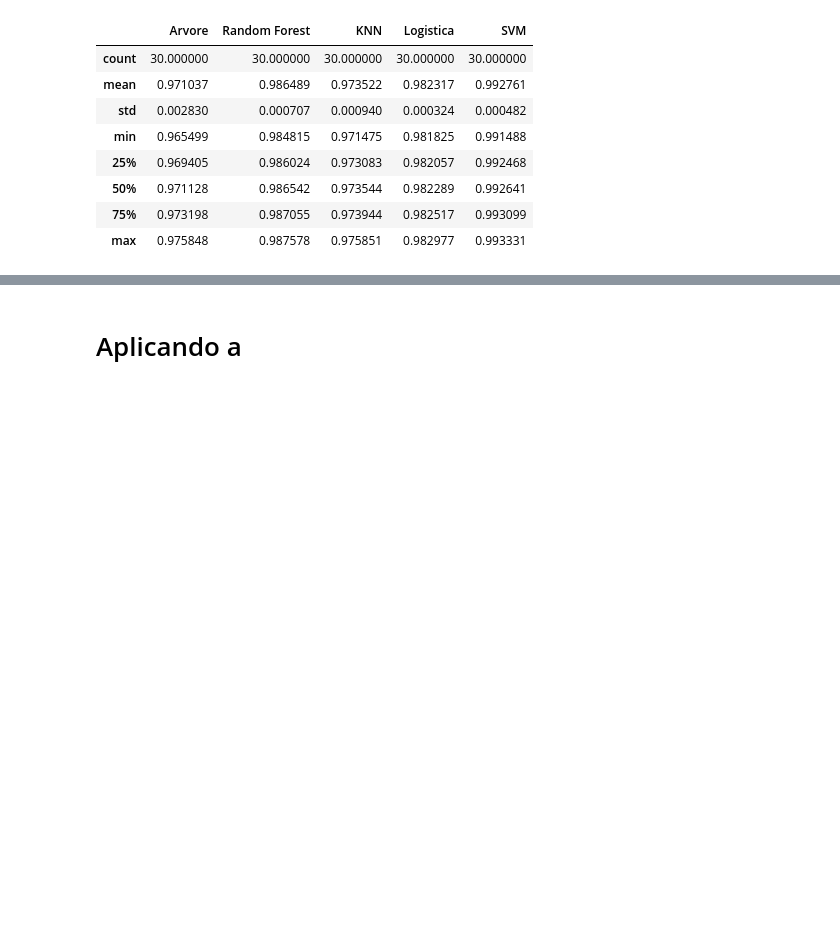
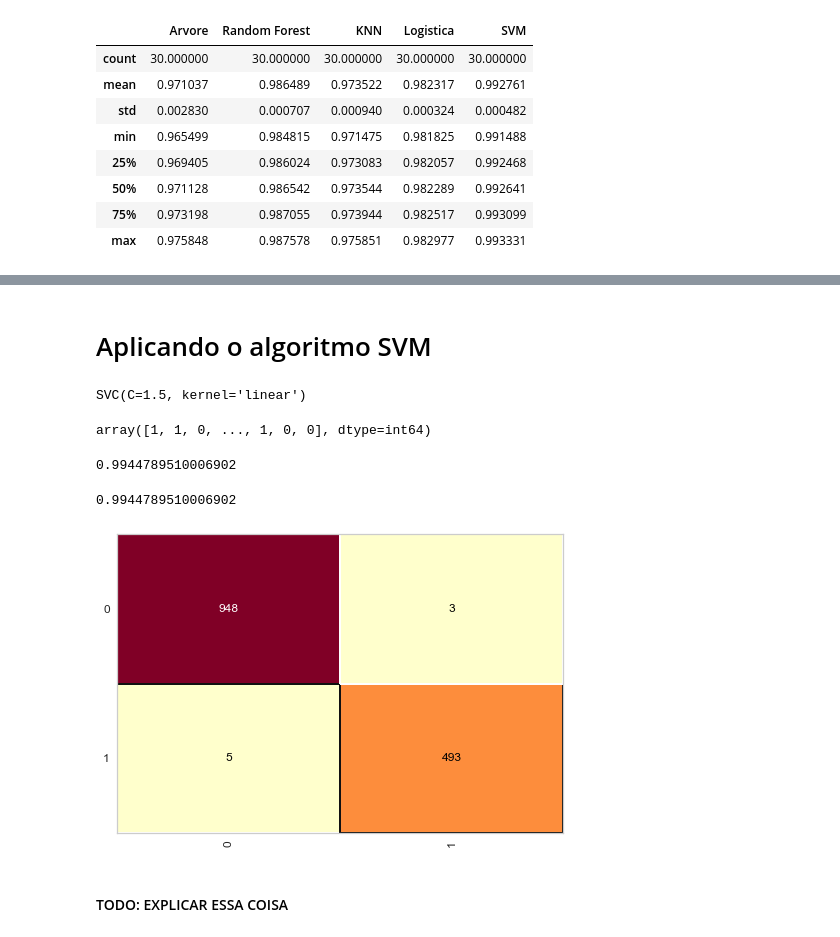
Before and after one commit to FabricioVenturim/Email-Spam-Classification, a Jupyter notebook: Email Classification.ipynb, the cells around one changed output, grey strips where cells are left out. Drawn from its saved outputs; the diff is of its cells as text; code cells hidden in the pictures; blank space fills up the shorter version.

Commit message:
Adiciona algoritmo SVM

```diff
--- a/Email Classification.ipynb
+++ b/Email Classification.ipynb
@@ -104,7 +104,7 @@ y_emails[0]
 # %%
 from sklearn.model_selection import train_test_split
 # %%
-X_emails_treinamento, X_emails_teste, y_emails_treinamento, y_emails_teste = train_test_split(X_emails, y_emails, test_size = 0.25, random_state = 0)
+X_emails_treinamento, X_emails_teste, y_emails_treinamento, y_emails_teste = train_test_split(X_emails, y_emails, test_size = 0.20)
 # %%
 print("Base Total: ", np.shape(base_emails))
 print("Base de Treino: ", np.shape(X_emails_treinamento))
@@ -474,6 +359,29 @@ teste_estatistico.plot_simultaneous();
 # %% [markdown]
-# Aplicando a
+# Aplicando o algoritmo SVM
 # %%
-tfidf = TfidfVectorizer(stop_words=stop_words, token_pattern=r'(?u)\b([a-zA-Z]{4,20})\b')
-tfidf.fit(X_emails_teste)
 X_emails_teste = tfidf.transform(X_emails_teste)
+# %%
+svm_emails = SVC(kernel = 'linear', C = 1.5, tol=0.001)
+svm_emails.fit(X_emails_treinamento, y_emails_treinamento)
+# %% [output]
+SVC(C=1.5, kernel='linear')
+# %%
+previsoes = svm_emails.predict(X_emails_teste)
+previsoes
+# %% [output]
+array([1, 1, 0, ..., 1, 0, 0], dtype=int64)
+# %%
+from sklearn.metrics import accuracy_score, classification_report
+accuracy_score(y_emails_teste, previsoes)
+# %% [output]
+0.9944789510006902
+# %%
+from yellowbrick.classifier import ConfusionMatrix
+cm = ConfusionMatrix(svm_emails)
+cm.fit(X_emails_treinamento, y_emails_treinamento)
+cm.score(X_emails_teste, y_emails_teste)
+# %% [output]
+0.9944789510006902
+[figure, added]
+# %% [markdown]
+#### TODO: EXPLICAR ESSA COISA
```
Also changed, not shown: parts of 30 cells of this notebook.
